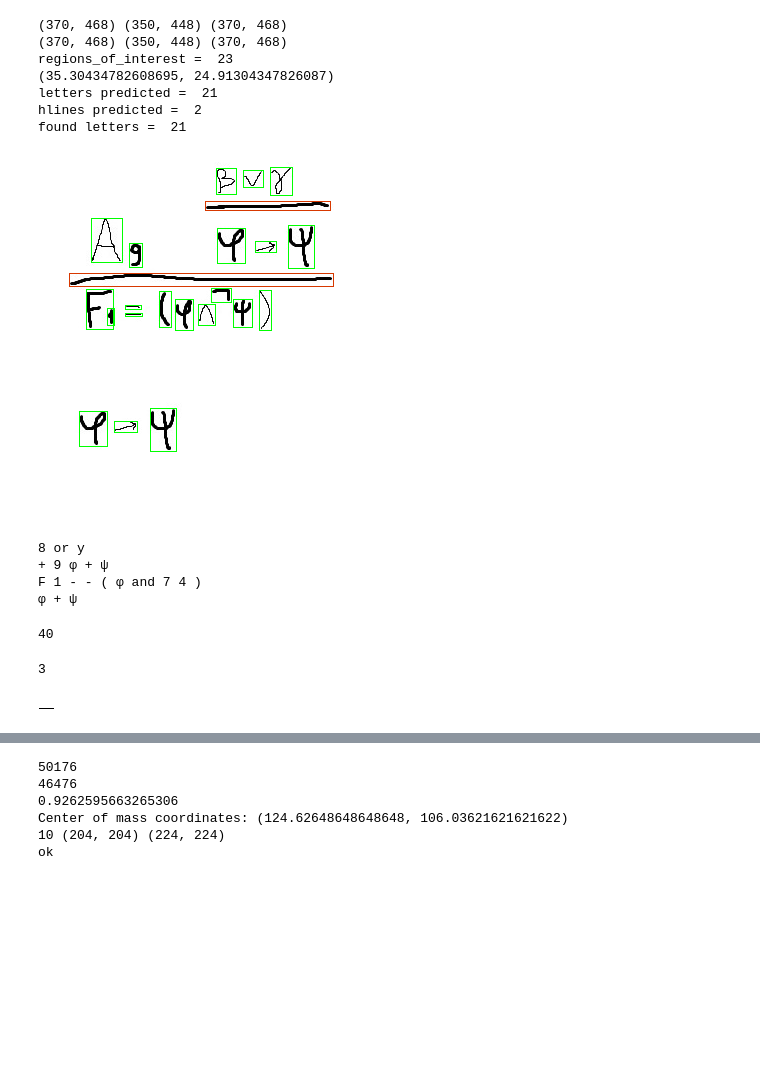
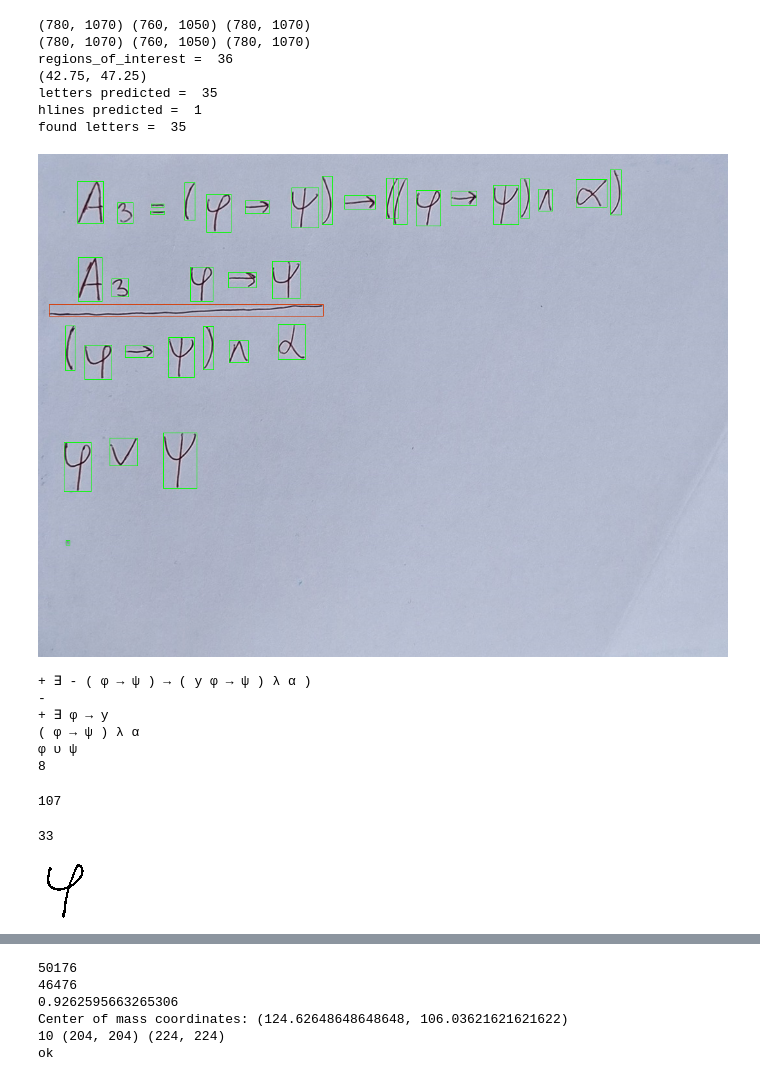
Before and after one commit to sawwere/Math_recognition, a Jupyter notebook: CharacterRecognition.ipynb, the cells around one changed output, grey strips where cells are left out. Saved outputs shown, nothing was run; the diff lists cells and outputs as text; code cells hidden in the pictures; blank space fills up the shorter version.

```diff
--- a/CharacterRecognition.ipynb
+++ b/CharacterRecognition.ipynb
@@ -249,61 +249,63 @@ class ContoursDetector():
         printer.print(letters)
         return (_, letters, hlines)
 # %%
-path = 'T:\my_programs\Math_recognition\TEST\\4.jpg'
+path = 'T:\my_programs\Math_recognition\TEST\\real1.jpg'
 kwargs = dict(
         INPUT_SIZE=(224, 224),
-        VISUALIZE=False,
+        VISUALIZE=True,
         MIN_CONF=0.05,
         DEBUG=True
     )
 image = cv2.imread(path)
 
 # def horizontal_blur_kernel(kernel_size):
 #     kernel = np.zeros((kernel_size, kernel_size))
 #     middle = kernel_size // 2
 #     for i in range(middle):
 #         kernel[middle][i] = 1/kernel_size
 #         kernel[middle][kernel_size-1-i] = 1/kernel_size
 #     return kernel
 # kernel = horizontal_blur_kernel(12)
 # image = cv2.filter2D(image, -1, kernel=kernel)
 
 # cv2.imshow("a", image)
 # cv2.waitKey(0)
 # cv2.destroyAllWindows()
 model = mnt.MathNet()
 model.load_state_dict(torch.load(MODEL_PATH))
 device = torch.device('cuda:0' if torch.cuda.is_available() else 'cpu')
 model = model.to(device)
 model.eval()
 sw = ContoursDetector(model, kwargs)
 res = sw(image)
 (_, letters, hlines) = res
 res[1][0].bottom
 # for item in letters:
 #     print(item.line, printer.char(item.value))
 # %% [output]
-(370, 468) (350, 448) (370, 468)
-(370, 468) (350, 448) (370, 468)
-regions_of_interest =  23
-(35.30434782608695, 24.91304347826087)
-letters predicted =  21
-hlines predicted =  2
-found letters =  21
+(780, 1070) (760, 1050) (780, 1070)
+(780, 1070) (760, 1050) (780, 1070)
+regions_of_interest =  36
+(42.75, 47.25)
+letters predicted =  35
+hlines predicted =  1
+found letters =  35
-[figure, old version]
+[figure, new version]
-8 or y
-+ 9 φ + ψ
-F 1 - - ( φ and 7 4 )
-φ + ψ
++ ∃ - ( φ → ψ ) → ( y φ → ψ ) λ α )
+-
++ ∃ φ → y
+( φ → ψ ) λ α
+φ υ ψ
+8
-40
+107
 # %%
 first = res[1][11]
 let_image = Image.fromarray(first.image.astype('uint8'))
 print(first.value)
 display(let_image)
 # %% [output]
-3
+33
-[figure, old version]
+[figure, new version]
 # %%
 operations = ['(', ')',
               '-', '+',
```
Also changed, not shown: parts of 4 cells of this notebook, 9 other files.
